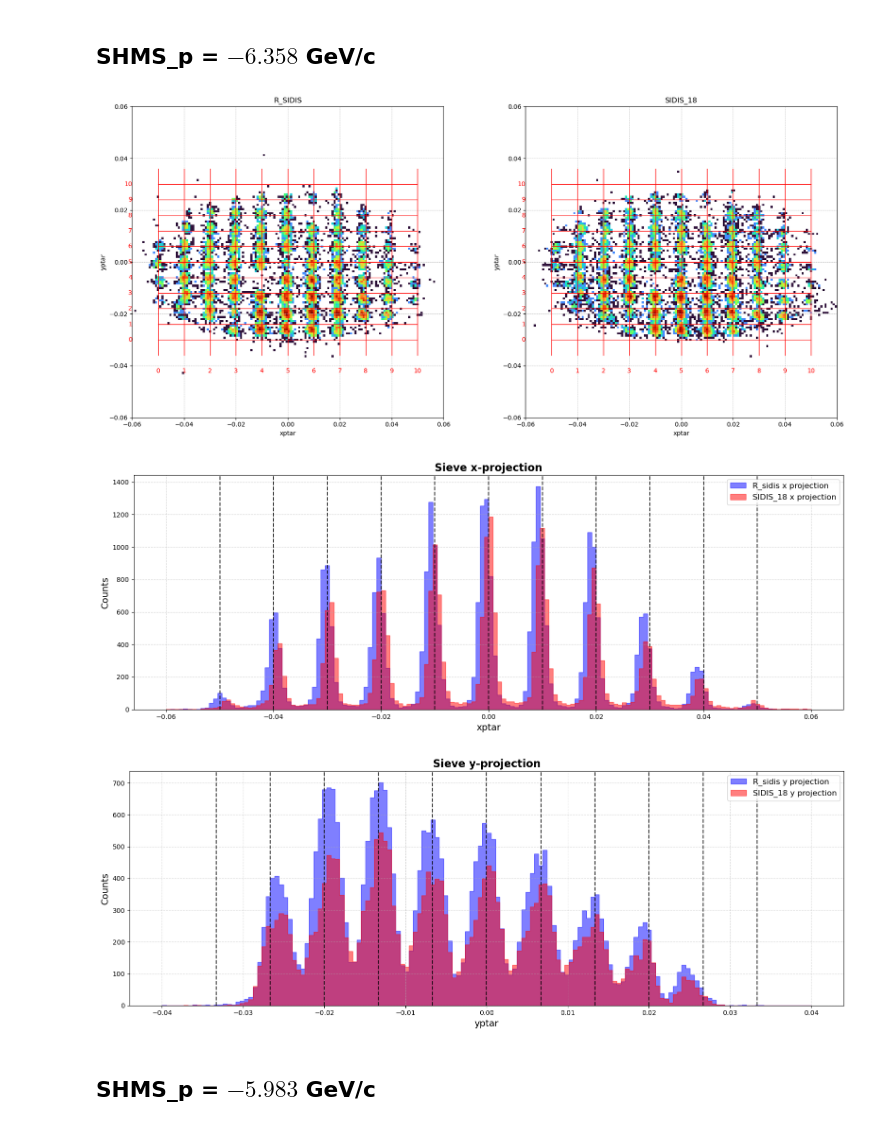
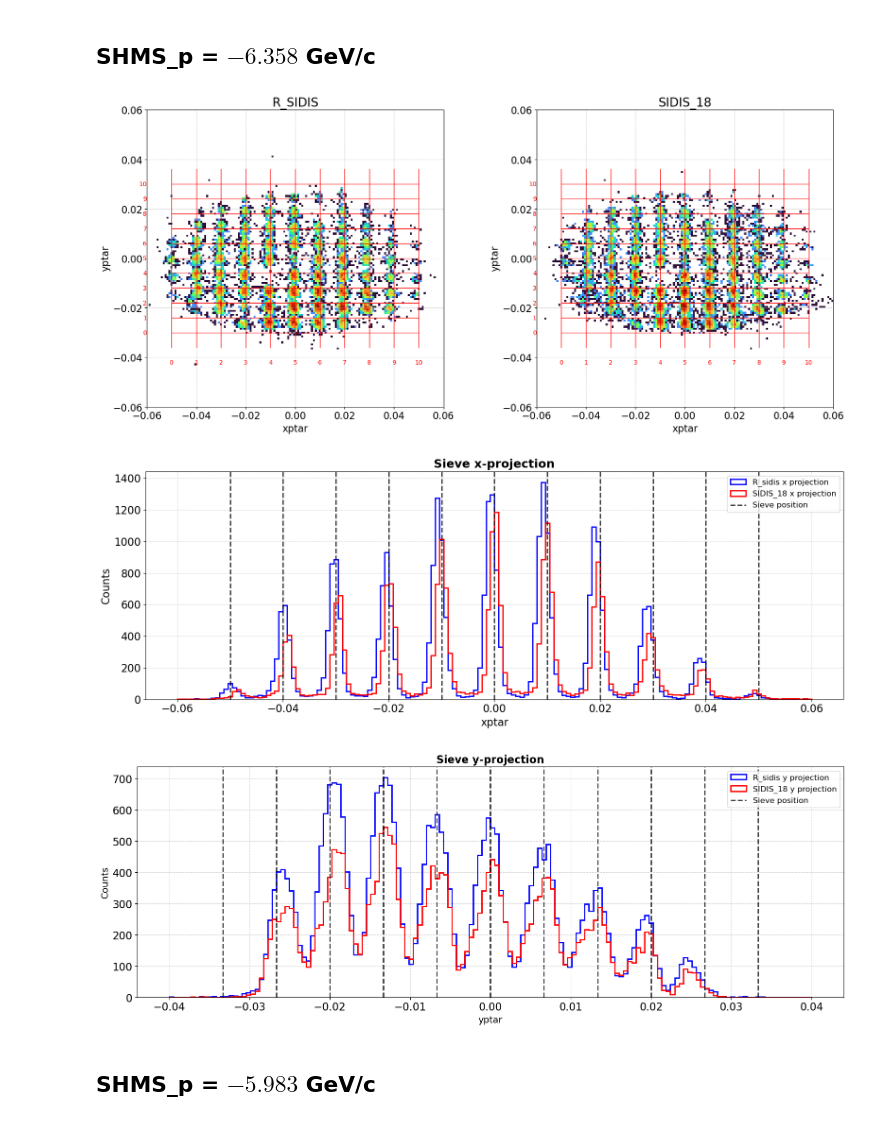
Before and after one commit to jgilguti/r-sidis, a Jupyter notebook: optics_compare/optics_compare.ipynb, the cells around one changed output. Drawn from its saved outputs; the diff is of its cells as text; code cells hidden in the pictures.

```diff
--- a/optics_compare/optics_compare.ipynb
+++ b/optics_compare/optics_compare.ipynb
@@ -33,6 +33,9 @@ ranges = [[-0.06, 0.06], [-0.06, 0.06]]
 # %% [markdown]
 ## SHMS_p = $-6.358$ GeV/c
 # %%
+plt.rcParams['xtick.labelsize'] = 16
+plt.rcParams['ytick.labelsize'] = 16
+
 x_r, y_r = load_vars("optics_rsidis/shms_coin_replay_production_25521_-1.root")
 x_18, y_18 = load_vars("optics_sidis18/coin_replay_production_5335_-1.root")
 
@@ -46,11 +49,11 @@ h1 = axes[0].hist2d(
     cmap="turbo",
     norm=colors.LogNorm()  # optional: ROOT defaults are log-like
 )
-axes[0].set_title("R_SIDIS")
-axes[0].set_xlabel("xptar")
-axes[0].set_ylabel("yptar")
-axes[0].set_aspect('equal', adjustable='box')
-axes[0].grid(True, which='both', linestyle='--', linewidth=0.5, alpha=0.9)
+axes[1].set_title("SIDIS_18", fontsize=20)
+axes[1].set_xlabel("xptar", fontsize=16)
+axes[1].set_ylabel("yptar", fontsize=16)
+axes[1].set_aspect('equal', adjustable='box')
+axes[1].grid(True, which='both', linestyle='--', linewidth=0.5, alpha=0.9)
 # fig.colorbar(h1[3], ax=axes[0], label="Counts")
 
 # SIDIS_18
@@ -61,11 +64,11 @@ h2 = axes[1].hist2d(
     cmap="turbo",
     norm=colors.LogNorm()
 )
-axes[1].set_title("SIDIS_18")
-axes[1].set_xlabel("xptar")
-axes[1].set_ylabel("yptar")
-axes[1].set_aspect('equal', adjustable='box')
-axes[1].grid(True, which='both', linestyle='--', linewidth=0.5, alpha=0.9)
+axes[0].set_title("R_SIDIS", fontsize=20)
+axes[0].set_xlabel("xptar", fontsize=16)
+axes[0].set_ylabel("yptar", fontsize=16)
+axes[0].set_aspect('equal', adjustable='box')
+axes[0].grid(True, which='both', linestyle='--', linewidth=0.5, alpha=0.9)
 # fig.colorbar(h2[3], ax=axes[1], label="Counts")
 
 # Sieve slit ranges
@@ -116,8 +119,11 @@ for n, y_root in enumerate(y_positions_root):
 plt.tight_layout()
 plt.show()
 # %% [output]
-[figure, old version]
+[figure, new version]
 # %%
+plt.rcParams['xtick.labelsize'] = 16
+plt.rcParams['ytick.labelsize'] = 16
+
 xbins = np.linspace(-0.06, 0.06, 151)
 ybins = np.linspace(-0.04, 0.04, 151)
 
@@ -125,44 +131,44 @@ ybins = np.linspace(-0.04, 0.04, 151)
 xs_vertical_root = [n * 1.64 - 1.64 * 5 for n in range(11)]
 x_scale = 0.05 / 8.2
 xs_vertical = [x * x_scale for x in xs_vertical_root]
 
 # Horizontal sieve lines
 ys_horizontal_root = [n * 2.5 - 12.5 for n in range(11)]
 y_scale = (0.05 * 2/3) / 12.5
 ys_horizontal = [y * y_scale for y in ys_horizontal_root]
 
 
 plt.figure(figsize=(16,6))
-plt.hist(x_r, bins=xbins, histtype='stepfilled', alpha=0.5, label="R_sidis x projection", color='blue', edgecolor='blue')
-plt.hist(x_18, bins=xbins, histtype='stepfilled', alpha=0.5, label="SIDIS_18 x projection", color='red', edgecolor='red')
+plt.hist(x_r, bins=xbins, histtype='step', alpha=1, label="R_sidis x projection", color='blue', linewidth=2, edgecolor='blue')
+plt.hist(x_18, bins=xbins, histtype='step', alpha=1, label="SIDIS_18 x projection", color='red', linewidth=2, edgecolor='red')
 for x in xs_vertical:
-    plt.axvline(x=x, color='k', linewidth=1.5, linestyle='--', alpha=0.8)
+    plt.axvline(x=x, color='k', linewidth=2, linestyle='--', alpha=0.8,label='Sieve position' if x == xs_vertical[0] else "")
 
-plt.title("Sieve x-projection", fontsize=16, fontweight="bold")
-plt.xlabel("xptar", fontsize=14)
-plt.ylabel("Counts", fontsize=14)
+plt.title("Sieve x-projection", fontsize=18, fontweight="bold")
+plt.xlabel("xptar", fontsize=16)
+plt.ylabel("Counts", fontsize=16)
 plt.grid(True, linestyle='--', alpha=0.5)
 plt.legend(fontsize=12)
 plt.tight_layout()
 plt.show()
 
 
 plt.figure(figsize=(16,6))
-plt.hist(y_r, bins=ybins, histtype='stepfilled', alpha=0.5, label="R_sidis y projection", color='blue', edgecolor='blue')
-plt.hist(y_18, bins=ybins, histtype='stepfilled', alpha=0.5, label="SIDIS_18 y projection", color='red', edgecolor='red')
+plt.hist(y_r, bins=ybins, histtype='step', alpha=1, label="R_sidis y projection", color='blue', linewidth=2, edgecolor='blue')
+plt.hist(y_18, bins=ybins, histtype='step', alpha=1, label="SIDIS_18 y projection", color='red', linewidth=2, edgecolor='red')
 for y in ys_horizontal:
-    plt.axvline(x=y, color='k', linewidth=1.5, linestyle='--', alpha=0.8)
+    plt.axvline(x=y, color='k', linewidth=2, linestyle='--', alpha=0.8, label='Sieve position' if y == ys_horizontal[0] else "")
 
 plt.title("Sieve y-projection", fontsize=16, fontweight="bold")
 plt.xlabel("yptar", fontsize=14)
 plt.ylabel("Counts", fontsize=14)
 plt.grid(True, linestyle='--', alpha=0.5)
 plt.legend(fontsize=12)
 plt.tight_layout()
 plt.show()
 # %% [output]
-[figure, old version]
+[figure, new version]
-[figure, old version]
+[figure, new version]
 # %% [markdown]
 ## SHMS_p = $-5.983$ GeV/c
 # %%
```
Also changed, not shown: parts of 4 cells of this notebook, 23 other files.
